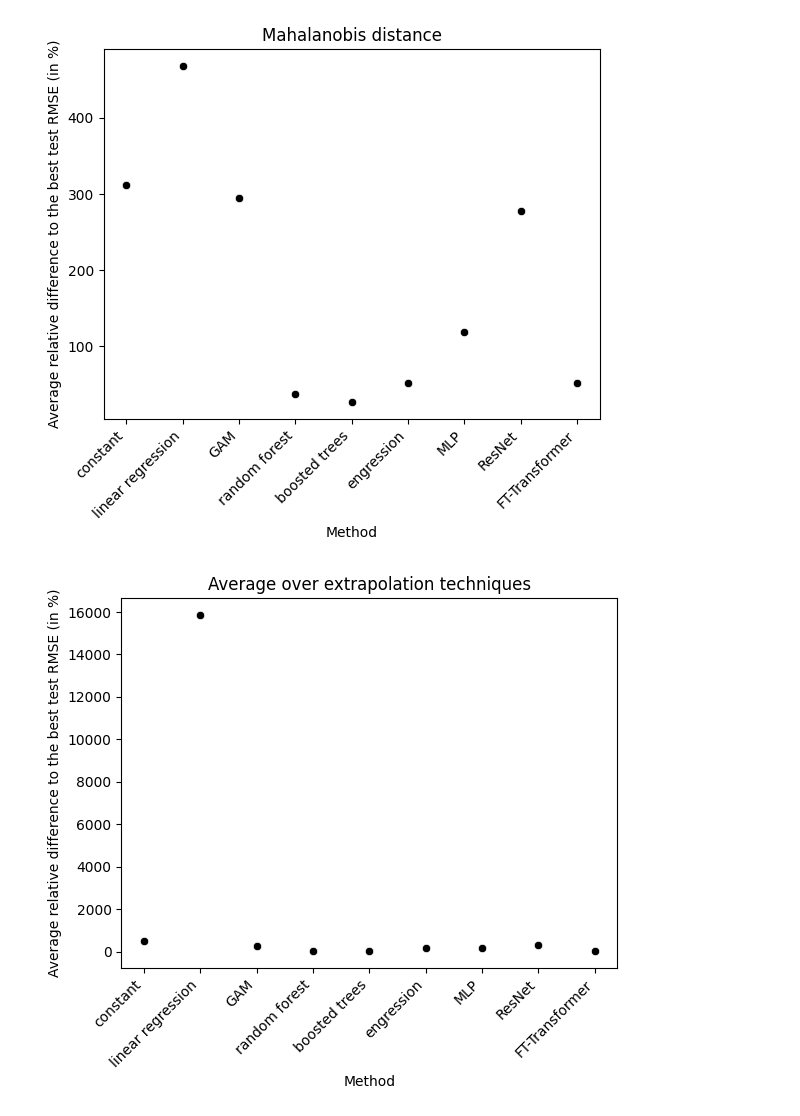
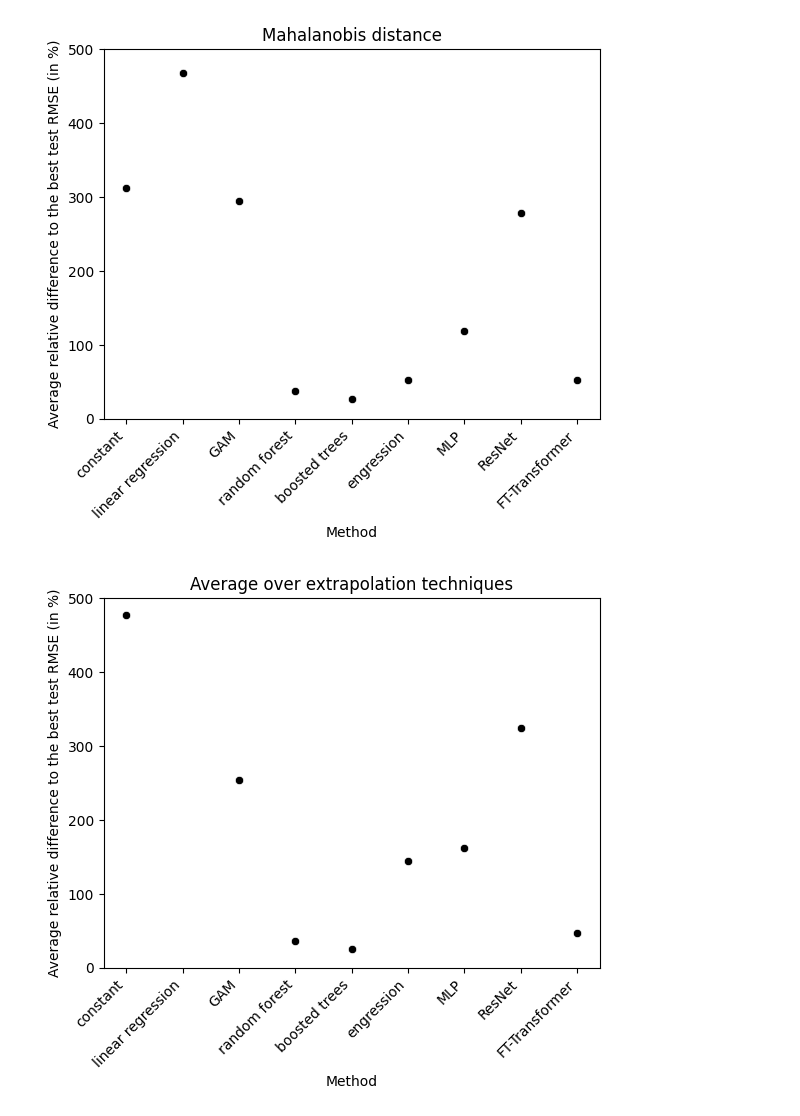
Before and after one commit to mmaninetti/ML_models_for_extrapolation, a Jupyter notebook: ONLY NUMERICAL FEATURES/REGRESSION/RMSE/analysis_relative_differences.ipynb, the cells around one changed output. Saved outputs shown, nothing was run; the diff lists cells and outputs as text; code cells hidden in the pictures.

```diff
--- a/ONLY NUMERICAL FEATURES/REGRESSION/RMSE/analysis_relative_differences.ipynb
+++ b/ONLY NUMERICAL FEATURES/REGRESSION/RMSE/analysis_relative_differences.ipynb
@@ -223,6 +226,7 @@ sns.scatterplot(data=result_df, x='Method', y='Mean', color='black')
 
 # Removing the ylabel
 plt.ylabel('Average relative difference to the best test RMSE (in %)')
+plt.ylim(0, 500)
 
 # Adding labels and title
 plt.xlabel('Method')
@@ -242,7 +246,7 @@ plt.savefig('PICTURES/mahalanobis_RMSE_only_num_features_relative_differences.pn
 
 plt.show()
 # %% [output]
-[figure, old version]
+[figure, new version]
 # %%
 # Plotting the average test accuracy for all extrapolation methods
 import os
@@ -278,31 +282,32 @@ result_df['Method'] = pd.Categorical(result_df['Method'], categories=method_orde
 # Sort the dataframe by the reordered method column
 result_df.sort_values('Method', inplace=True)
 
 result_df['Method'] = result_df['Method'].replace({'rf': 'random forest', 'boosted_trees': 'boosted trees', 'linear_regression': 'linear regression', 'FTTrans': 'FT-Transformer'})
 result_df['Mean'] = 100*result_df['Mean']
 
 # Plot the scatterplot
 sns.scatterplot(data=result_df, x='Method', y='Mean', color='black')
 
 # Removing the ylabel
 plt.ylabel('Average relative difference to the best test RMSE (in %)')
+plt.ylim(0, 500)
 
 # Adding labels and title
 plt.xlabel('Method')
 plt.title('Average over extrapolation techniques')
 
 # Rotating x-axis labels vertically
 plt.xticks(rotation=45, ha='right')
 
 # Set the figure size
 fig = plt.gcf()  # Get the current figure
 fig_size = fig.get_size_inches()  # Get the size of the figure
 
 
 # Save the plot
 os.makedirs('PICTURES', exist_ok=True)
 plt.savefig('PICTURES/average_over_extrapolation_techniques_RMSE_only_num_features_relative_differences.png', bbox_inches=Bbox([[0,-1], [fig_size[0], fig_size[1]]]))
 
 plt.show()
 # %% [output]
-[figure, old version]
+[figure, new version]
```
Also changed, not shown: parts of 4 cells of this notebook, 5 other files.
